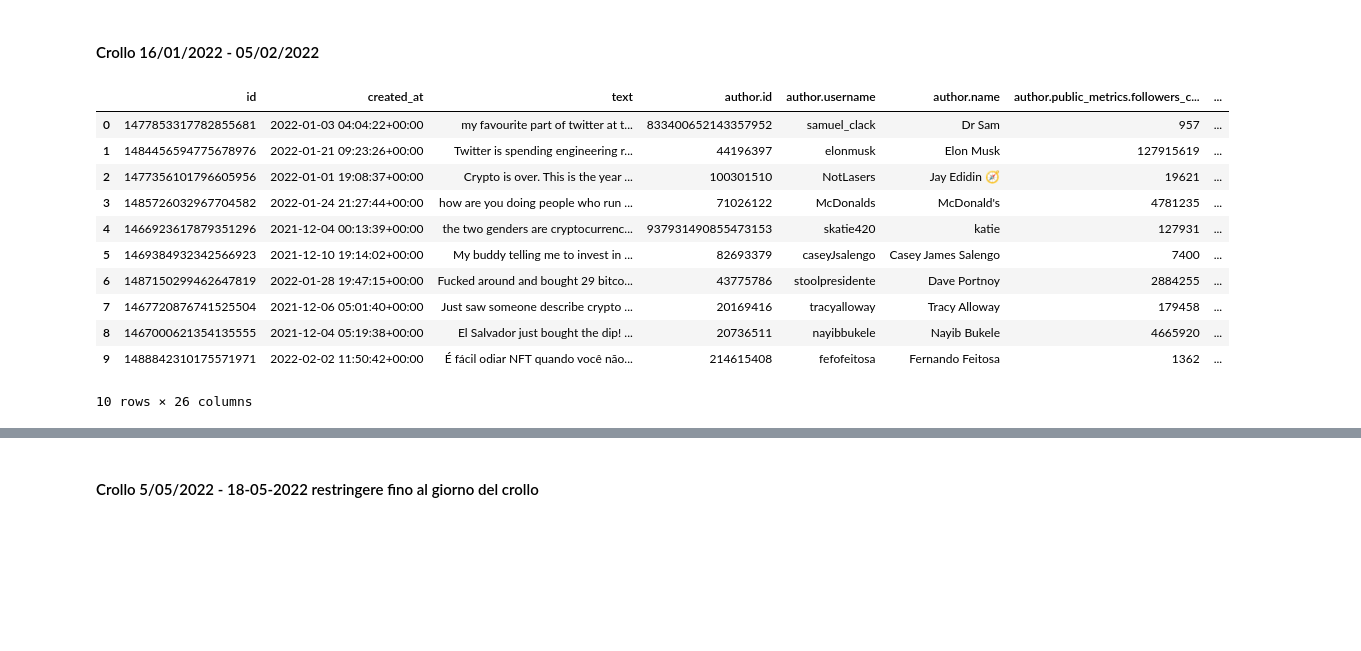
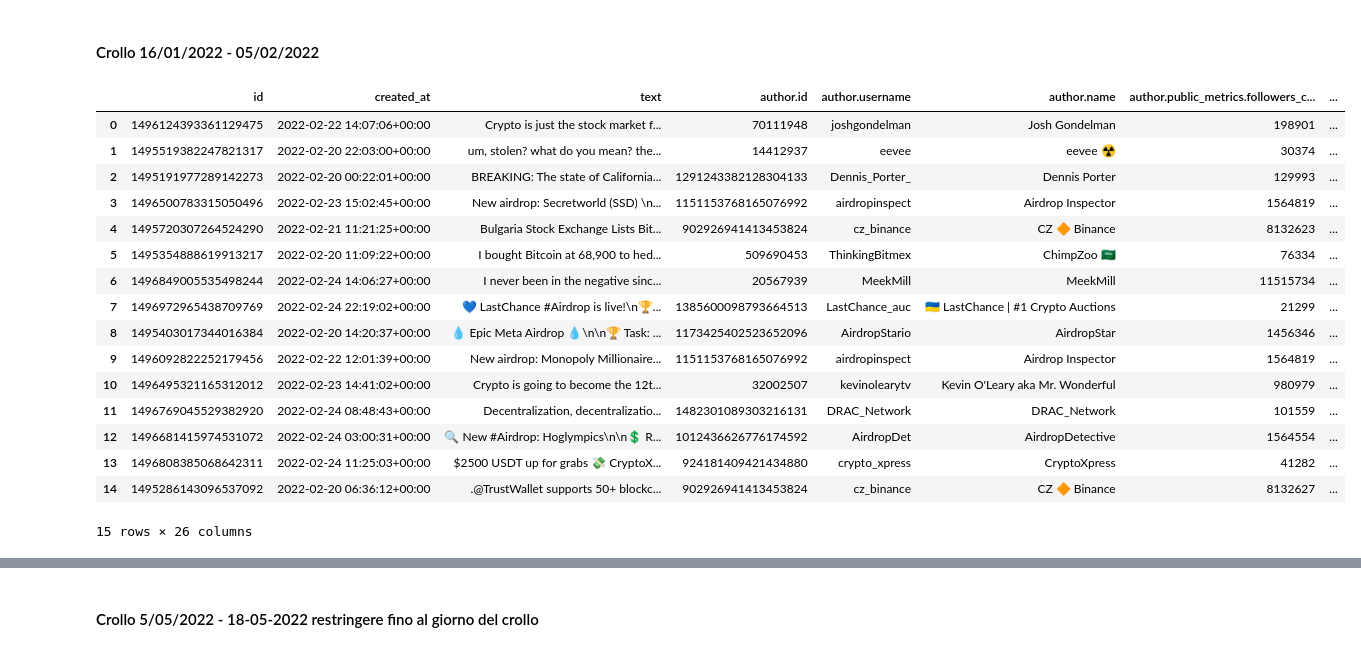
Before and after one commit to isabellamarasco/Blockchain_project, a Jupyter notebook: analysis.ipynb, the cells around one changed output, grey strips where cells are left out. Drawn from its saved outputs; the diff is of its cells as text; code cells hidden in the pictures; blank space fills up the shorter version.

```diff
--- a/analysis.ipynb
+++ b/analysis.ipynb
@@ -139,23 +143,28 @@ plt.show()
 # %%
 #take data created_at into 2021/05/11 to 2021/05/24 and order by likes_count
-df_3 = df[(df['created_at'] >= '2021-11-25') & (df['created_at'] <= '2022-02-05')]
+df_3 = df[(df['created_at'] >= '2022-02-20') & (df['created_at'] <= '2022-02-25')]
 df_3 = df_3.sort_values(by=['public_metrics.like_count','public_metrics.reply_count', 'public_metrics.retweet_count'], ascending=False)
 
 df_3 = df_3.reset_index(drop=True)
-display (df_3.head(10))
+display (df_3.head(15))
 # %% [output]
 |  | id | created_at | text | author.id | author.username | author.name | author.public_metrics.followers_c... | ... |
-| 0 | 1477853317782855681 | 2022-01-03 04:04:22+00:00 | my favourite part of twitter at t... | 833400652143357952 | samuel_clack | Dr Sam | 957 | ... |
-| 1 | 1484456594775678976 | 2022-01-21 09:23:26+00:00 | Twitter is spending engineering r... | 44196397 | elonmusk | Elon Musk | 127915619 | ... |
-| 2 | 1477356101796605956 | 2022-01-01 19:08:37+00:00 | Crypto is over. This is the year ... | 100301510 | NotLasers | Jay Edidin 🧭 | 19621 | ... |
-| 3 | 1485726032967704582 | 2022-01-24 21:27:44+00:00 | how are you doing people who run ... | 71026122 | McDonalds | McDonald's | 4781235 | ... |
-| 4 | 1466923617879351296 | 2021-12-04 00:13:39+00:00 | the two genders are cryptocurrenc... | 937931490855473153 | skatie420 | katie | 127931 | ... |
-| 5 | 1469384932342566923 | 2021-12-10 19:14:02+00:00 | My buddy telling me to invest in ... | 82693379 | caseyJsalengo | Casey James Salengo | 7400 | ... |
-| 6 | 1487150299462647819 | 2022-01-28 19:47:15+00:00 | Fucked around and bought 29 bitco... | 43775786 | stoolpresidente | Dave Portnoy | 2884255 | ... |
-| 7 | 1467720876741525504 | 2021-12-06 05:01:40+00:00 | Just saw someone describe crypto ... | 20169416 | tracyalloway | Tracy Alloway | 179458 | ... |
-| 8 | 1467000621354135555 | 2021-12-04 05:19:38+00:00 | El Salvador just bought the dip! ... | 20736511 | nayibbukele | Nayib Bukele | 4665920 | ... |
-| 9 | 1488842310175571971 | 2022-02-02 11:50:42+00:00 | É fácil odiar NFT quando você não... | 214615408 | fefofeitosa | Fernando Feitosa | 1362 | ... |
+| 0 | 1496124393361129475 | 2022-02-22 14:07:06+00:00 | Crypto is just the stock market f... | 70111948 | joshgondelman | Josh Gondelman | 198901 | ... |
+| 1 | 1495519382247821317 | 2022-02-20 22:03:00+00:00 | um, stolen? what do you mean? the... | 14412937 | eevee | eevee ☢️ | 30374 | ... |
+| 2 | 1495191977289142273 | 2022-02-20 00:22:01+00:00 | BREAKING: The state of California... | 1291243382128304133 | Dennis_Porter_ | Dennis Porter | 129993 | ... |
+| 3 | 1496500783315050496 | 2022-02-23 15:02:45+00:00 | New airdrop: Secretworld (SSD) \n... | 1151153768165076992 | airdropinspect | Airdrop Inspector | 1564819 | ... |
+| 4 | 1495720307264524290 | 2022-02-21 11:21:25+00:00 | Bulgaria Stock Exchange Lists Bit... | 902926941413453824 | cz_binance | CZ 🔶 Binance | 8132623 | ... |
+| 5 | 1495354888619913217 | 2022-02-20 11:09:22+00:00 | I bought Bitcoin at 68,900 to hed... | 509690453 | ThinkingBitmex | ChimpZoo 🇸🇦 | 76334 | ... |
+| 6 | 1496849005535498244 | 2022-02-24 14:06:27+00:00 | I never been in the negative sinc... | 20567939 | MeekMill | MeekMill | 11515734 | ... |
+| 7 | 1496972965438709769 | 2022-02-24 22:19:02+00:00 | 💙 LastChance #Airdrop is live!\n🏆... | 1385600098793664513 | LastChance_auc | 🇺🇦 LastChance | #1 Crypto Auctions | 21299 | ... |
+| 8 | 1495403017344016384 | 2022-02-20 14:20:37+00:00 | 💧 Epic Meta Airdrop 💧\n\n🏆 Task: ... | 1173425402523652096 | AirdropStario | AirdropStar | 1456346 | ... |
+| 9 | 1496092822252179456 | 2022-02-22 12:01:39+00:00 | New airdrop: Monopoly Millionaire... | 1151153768165076992 | airdropinspect | Airdrop Inspector | 1564819 | ... |
+| 10 | 1496495321165312012 | 2022-02-23 14:41:02+00:00 | Crypto is going to become the 12t... | 32002507 | kevinolearytv | Kevin O'Leary aka Mr. Wonderful | 980979 | ... |
+| 11 | 1496769045529382920 | 2022-02-24 08:48:43+00:00 | Decentralization, decentralizatio... | 1482301089303216131 | DRAC_Network | DRAC_Network | 101559 | ... |
+| 12 | 1496681415974531072 | 2022-02-24 03:00:31+00:00 | 🔍 New #Airdrop: Hoglympics\n\n💲 R... | 1012436626776174592 | AirdropDet | AirdropDetective | 1564554 | ... |
+| 13 | 1496808385068642311 | 2022-02-24 11:25:03+00:00 | $2500 USDT up for grabs 💸 CryptoX... | 924181409421434880 | crypto_xpress | CryptoXpress | 41282 | ... |
+| 14 | 1495286143096537092 | 2022-02-20 06:36:12+00:00 | .@TrustWallet supports 50+ blockc... | 902926941413453824 | cz_binance | CZ 🔶 Binance | 8132627 | ... |
-10 rows × 26 columns
+15 rows × 26 columns
 # %%
 df_3=pd.DataFrame(df_3,columns=['author.username','public_metrics.like_count','public_metrics.reply_count','public_metrics.retweet_count'])
 
```
Also changed, not shown: parts of 7 cells of this notebook, 1 other file.
